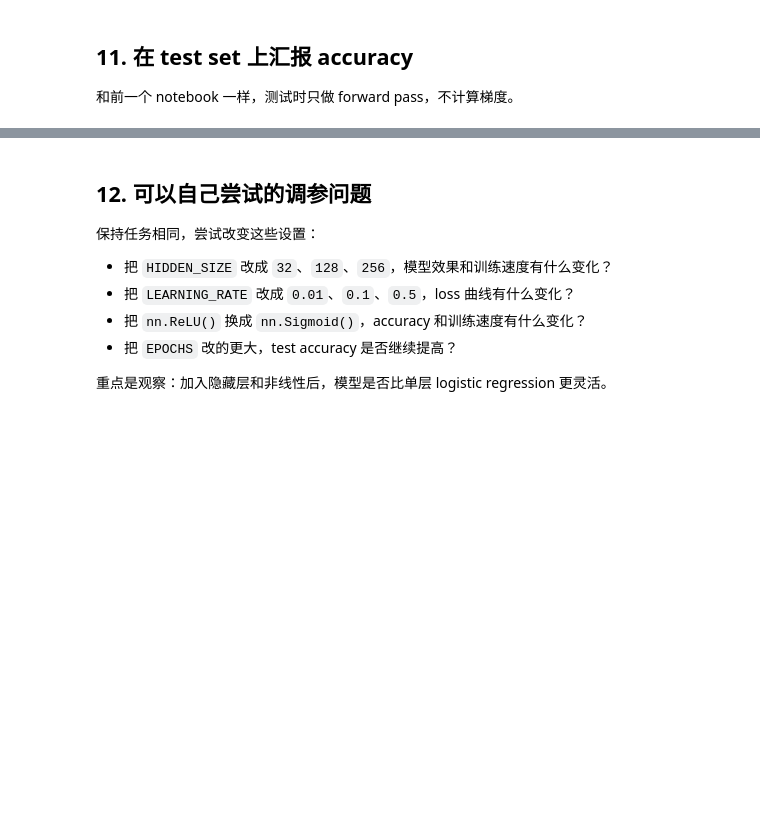
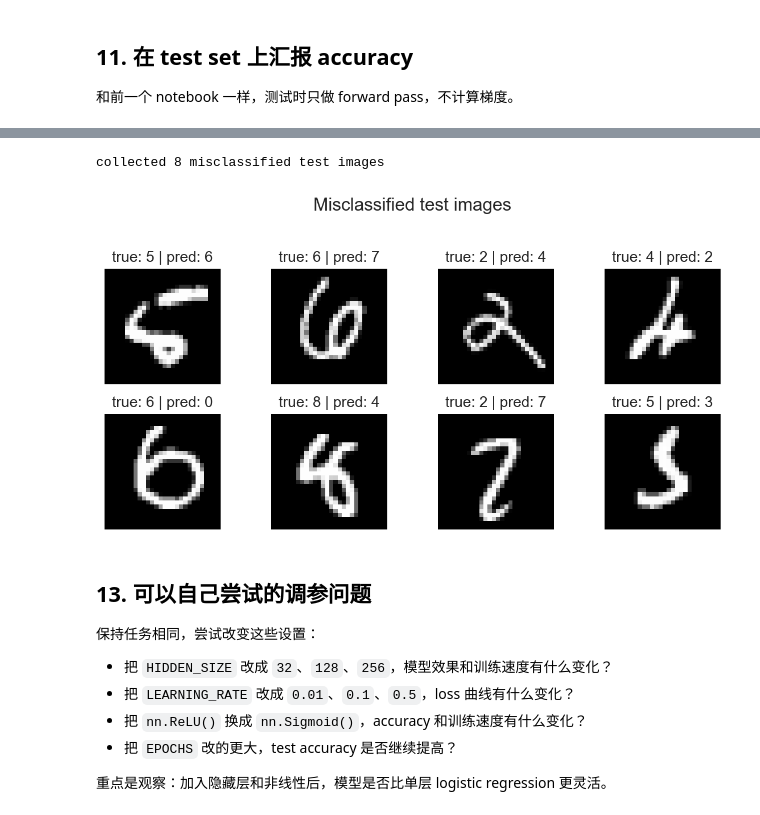
Before and after one commit to ZichongWang/BioStat_Intro, a Jupyter notebook: dl_intro/04_mlp_mnist_pytorch.ipynb, the cells around one changed output, grey strips where cells are left out. Saved outputs shown, nothing was run; the diff lists cells and outputs as text; code cells hidden in the pictures; blank space fills up the shorter version.

```diff
--- a/dl_intro/04_mlp_mnist_pytorch.ipynb
+++ b/dl_intro/04_mlp_mnist_pytorch.ipynb
@@ -425,5 +416,62 @@ test accuracy = 0.9770
+# %%
+model.eval()
+misclassified_images = []
+misclassified_true_labels = []
+misclassified_pred_labels = []
+max_examples = 8
+
+with torch.no_grad():
+    for images, labels in test_loader:
+        images = images.to(device)
+        labels = labels.to(device)
+
+        X = images.view(images.shape[0], -1)
+        logits = model(X)
+        predictions = logits.argmax(dim=1)
+
+        wrong_mask = predictions != labels
+        wrong_indices = torch.where(wrong_mask)[0]
+
+        for index in wrong_indices:
+            # Move tensors back to CPU so matplotlib can display them.
+            misclassified_images.append(images[index].cpu())
+            misclassified_true_labels.append(labels[index].cpu().item())
+            misclassified_pred_labels.append(predictions[index].cpu().item())
+
+            if len(misclassified_images) >= max_examples:
+                break
+
+        if len(misclassified_images) >= max_examples:
+            break
+
+print(f"collected {len(misclassified_images)} misclassified test images")
+# %% [output]
+collected 8 misclassified test images
+# %%
+fig, axes = plt.subplots(2, 4, figsize=(8, 4))
+axes = axes.ravel()
+
+for axis, image, true_label, pred_label in zip(
+    axes,
+    misclassified_images,
+    misclassified_true_labels,
+    misclassified_pred_labels,
+):
+    axis.imshow(image.squeeze(0), cmap="gray")
+    axis.set_title(f"true: {true_label} | pred: {pred_label}")
+    axis.axis("off")
+
+# If fewer than 8 mistakes were collected, hide the unused panels.
+for axis in axes[len(misclassified_images):]:
+    axis.axis("off")
+
+plt.suptitle("Misclassified test images", y=1.02)
+plt.tight_layout()
+plt.show()
+# %% [output]
+[figure, added]
 # %% [markdown]
-## 12. 可以自己尝试的调参问题
+## 13. 可以自己尝试的调参问题
 
 保持任务相同，尝试改变这些设置：
 
```
Also changed, not shown: parts of 6 cells of this notebook, 1 other file.
